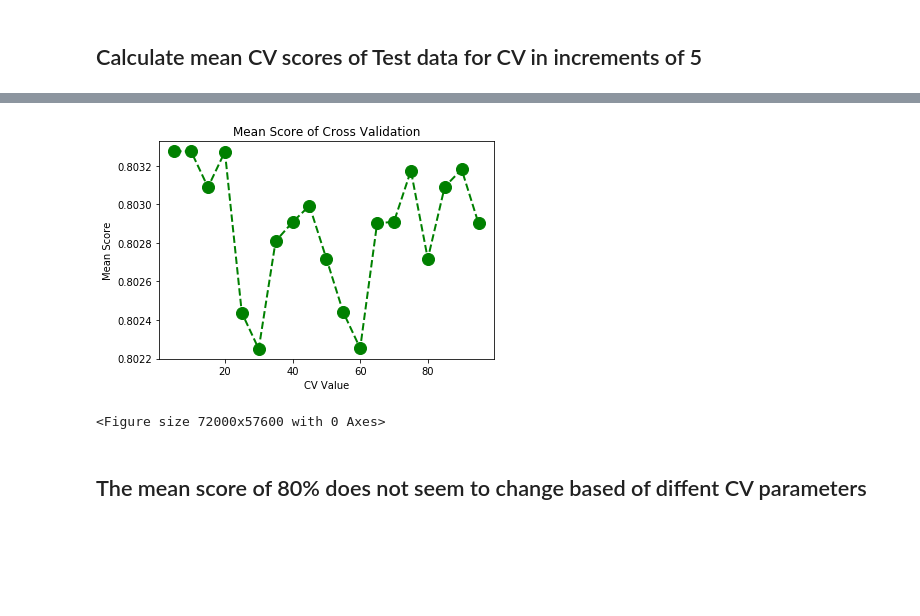
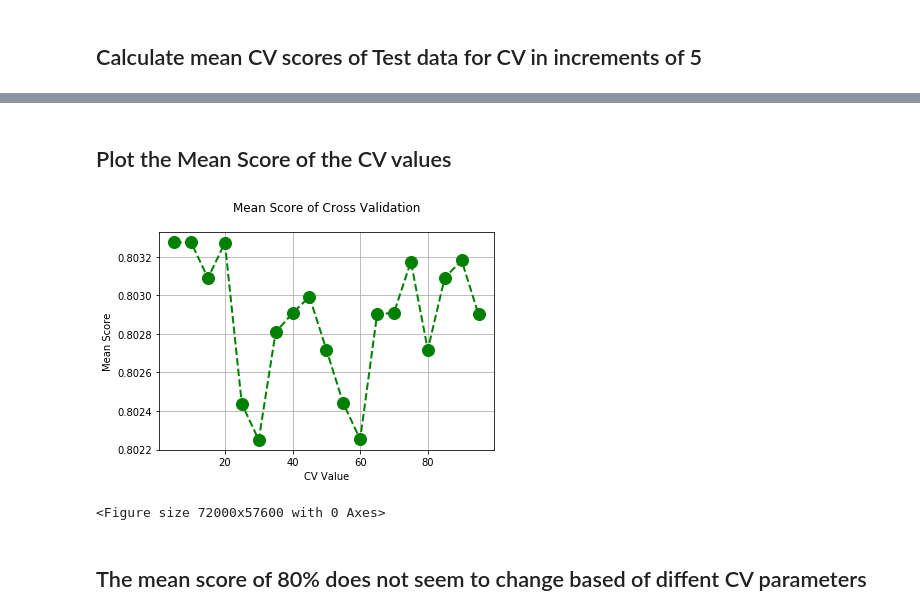
Before and after one commit to rdoraiswamy/final-project, a Jupyter notebook: MR_RD_BIOF509_Final_Project.ipynb, the cells around one changed output, grey strips where cells are left out. Saved outputs shown, nothing was run; the diff lists cells and outputs as text; code cells hidden in the pictures; blank space fills up the shorter version.

```diff
--- a/MR_RD_BIOF509_Final_Project.ipynb
+++ b/MR_RD_BIOF509_Final_Project.ipynb
@@ -521,13 +514,16 @@ print("\n Mean Scores (CV, Mean) {}".format(cv_new))
+# %% [markdown]
+## Plot the Mean Score of the CV values
 # %%
-plt.title('Mean Score of Cross Validation')
+plt.title('Mean Score of Cross Validation\n')
+plt.grid(True)
 plt.xlabel('CV Value')
 plt.ylabel('Mean Score')
 plt.plot (*zip(*cv_new),color='green', marker='o', linestyle='dashed',
             linewidth=2, markersize=12, animated=True)
-plt.figure(figsize=(1000,800))
-plt.show()
+plt.figure(figsize=(1000,800));
+plt.show();
 # %% [output]
-[figure, old version]
+[figure, new version]
 <Figure size 72000x57600 with 0 Axes>
 # %% [markdown]
 ## The mean score of 80% does not seem to change based of diffent CV parameters
```
Also changed, not shown: parts of 33 cells of this notebook.
